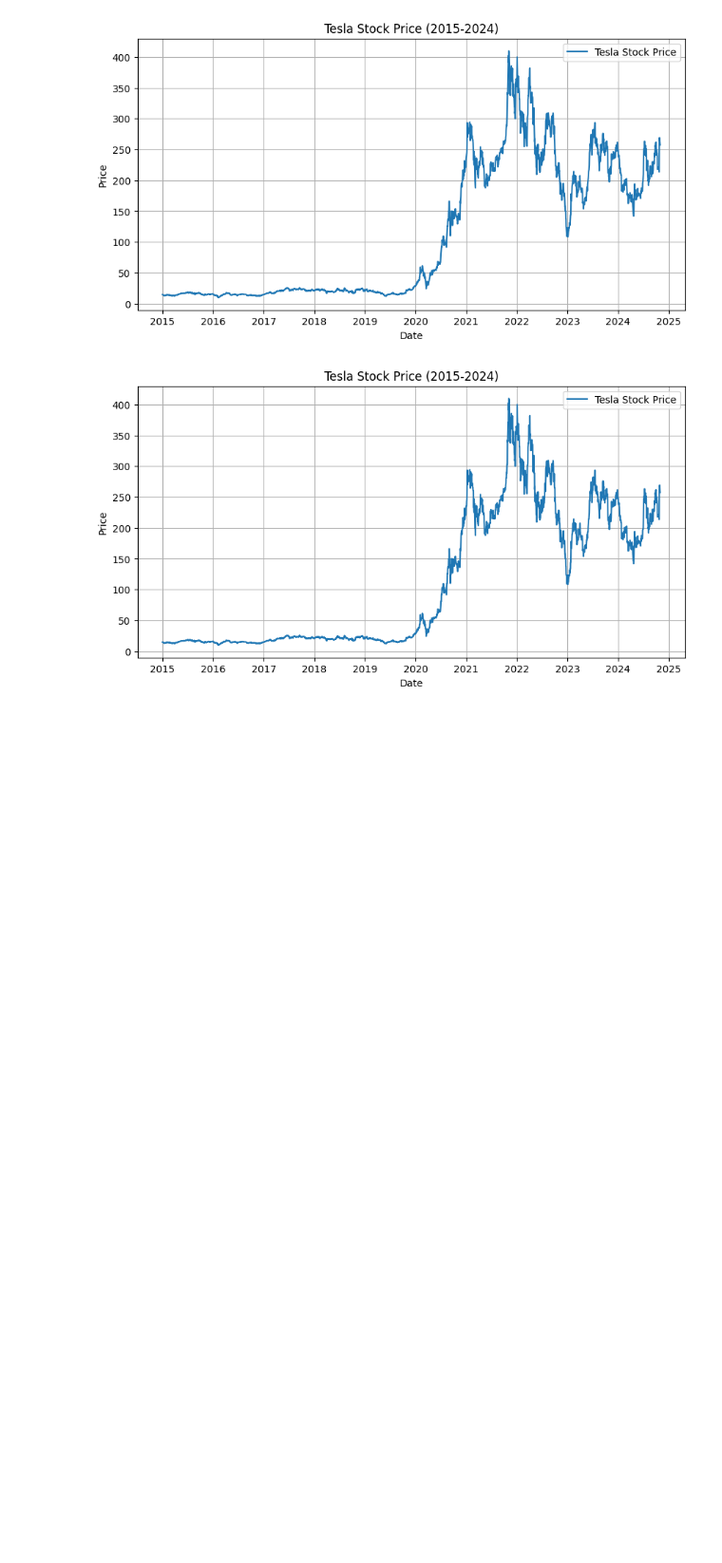
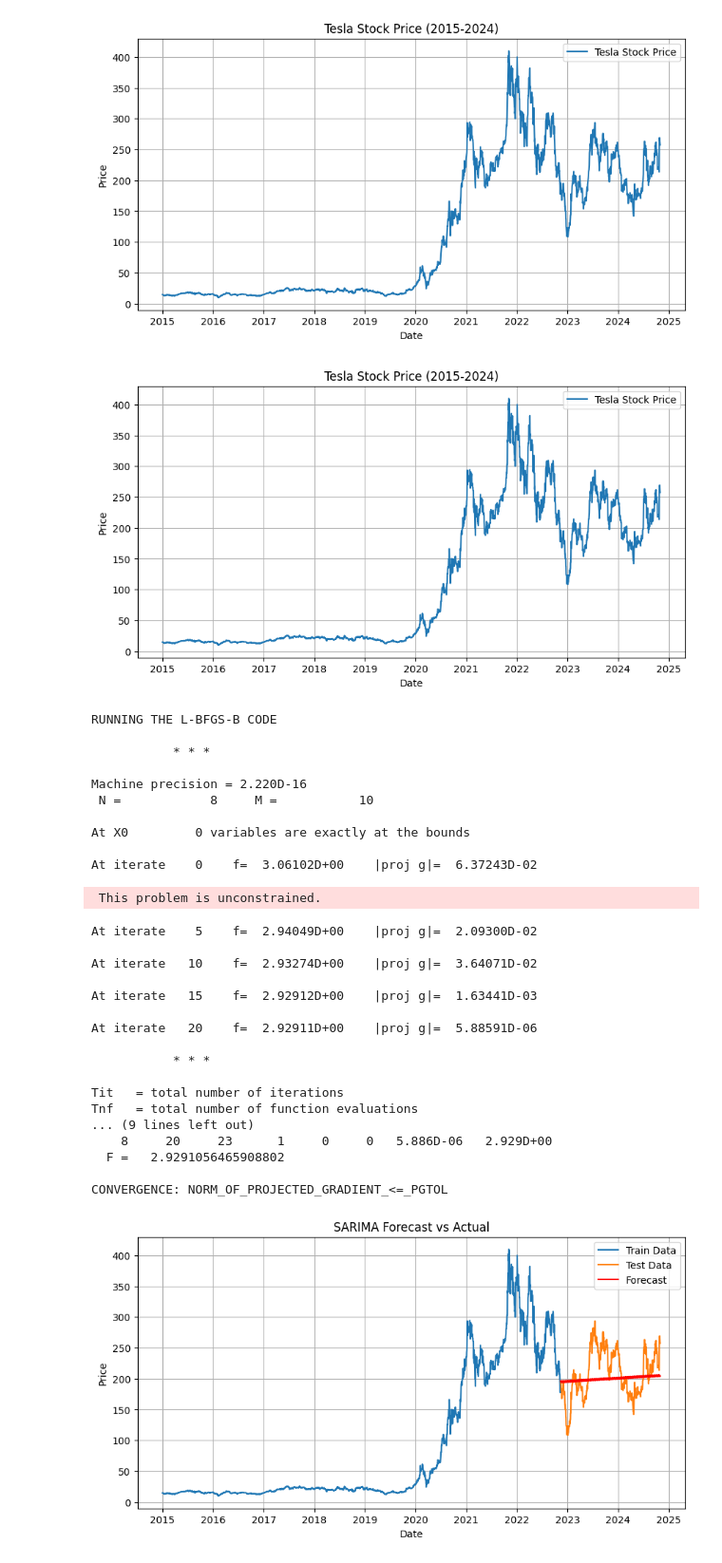
Before and after one commit to Wbam/Week-11, a Jupyter notebook: notebooks/Time_Series_Forecasting.ipynb, the cells around one changed output. Shown at 95% size. Drawn from its saved outputs; the diff is of its cells as text; code cells hidden in the pictures; blank space fills up the shorter version.

Commit message:
SARIMA Model (Seasonal ARIMA)

```diff
--- a/notebooks/Time_Series_Forecasting.ipynb
+++ b/notebooks/Time_Series_Forecasting.ipynb
@@ -47,3 +47,57 @@ plt.grid(True)
 plt.show()
 # %% [output]
 [figure]
+# %%
+from statsmodels.tsa.statespace.sarimax import SARIMAX
+
+# SARIMA Model (Seasonal ARIMA)
+sarima_model = SARIMAX(train, order=(5, 1, 0), seasonal_order=(1, 1, 1, 12))
+sarima_model_fit = sarima_model.fit()
+
+
+# Forecast the next 20 values (test period)
+forecast_steps = len(test)
+forecast = sarima_model_fit.get_forecast(steps=forecast_steps)
+forecast_values = forecast.predicted_mean
+
+# Plot the predictions
+plt.figure(figsize=(10, 5))
+plt.plot(train.index, train, label='Train Data')
+plt.plot(test.index, test, label='Test Data')
+plt.plot(test.index, forecast_values, label='Forecast', color='red')
+plt.legend()
+plt.title("SARIMA Forecast vs Actual")
+plt.xlabel("Date")
+plt.ylabel("Price")
+plt.grid(True)
+plt.show()
+# %% [output]
+RUNNING THE L-BFGS-B CODE
+
+           * * *
+
+Machine precision = 2.220D-16
+ N =            8     M =           10
+
+At X0         0 variables are exactly at the bounds
+
+At iterate    0    f=  3.06102D+00    |proj g|=  6.37243D-02
+ This problem is unconstrained.
+At iterate    5    f=  2.94049D+00    |proj g|=  2.09300D-02
+
+At iterate   10    f=  2.93274D+00    |proj g|=  3.64071D-02
+
+At iterate   15    f=  2.92912D+00    |proj g|=  1.63441D-03
+
+At iterate   20    f=  2.92911D+00    |proj g|=  5.88591D-06
+
+           * * *
+
+Tit   = total number of iterations
+Tnf   = total number of function evaluations
+... (9 lines left out)
+    8     20     23      1     0     0   5.886D-06   2.929D+00
+  F =   2.9291056465908802
+
+CONVERGENCE: NORM_OF_PROJECTED_GRADIENT_<=_PGTOL
+[figure, added]
```
